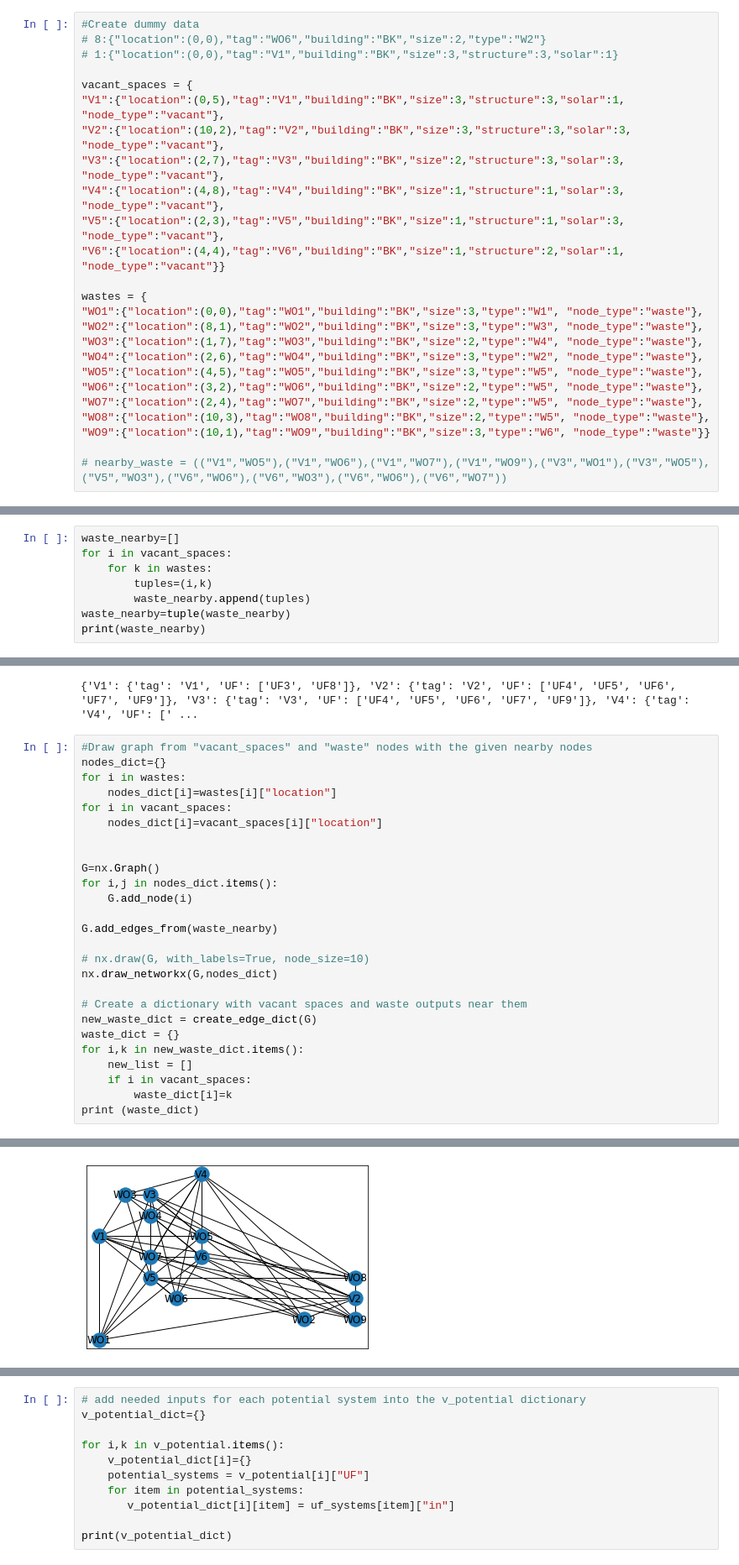
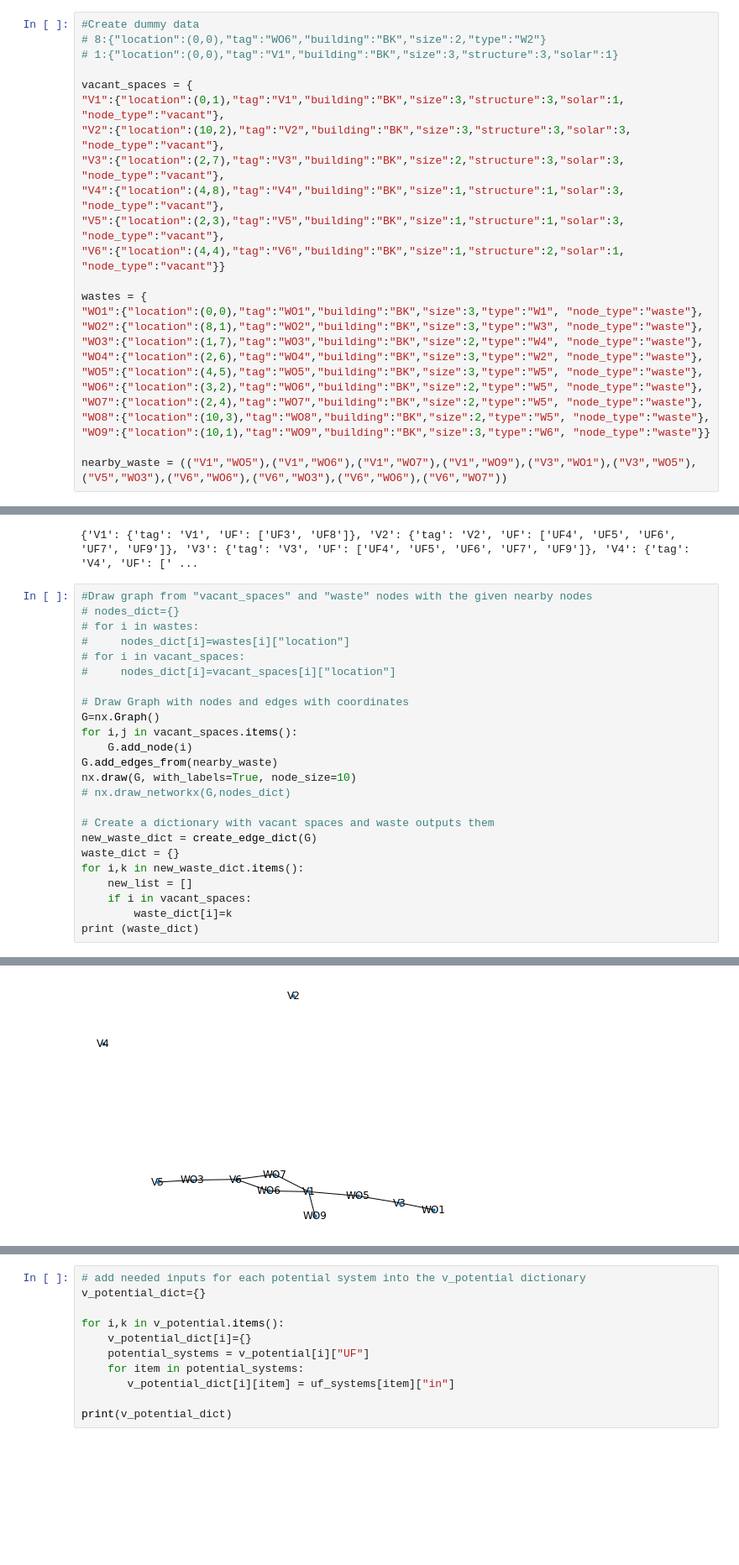
Before and after one commit to erengozdeanil/UF-DecisionMaker, a Jupyter notebook: decisionmaker.ipynb, the cells around one changed output, grey strips where cells are left out. Shown: that part at 84% size. Saved outputs shown, nothing was run; the diff lists cells and outputs as text; blank space fills up the shorter version.

```diff
--- a/decisionmaker.ipynb
+++ b/decisionmaker.ipynb
@@ -49,7 +129,7 @@ def merge(list1, list2):
 # 1:{"location":(0,0),"tag":"V1","building":"BK","size":3,"structure":3,"solar":1}
 
 vacant_spaces = {
-"V1":{"location":(0,5),"tag":"V1","building":"BK","size":3,"structure":3,"solar":1, "node_type":"vacant"},
+"V1":{"location":(0,1),"tag":"V1","building":"BK","size":3,"structure":3,"solar":1, "node_type":"vacant"},
 "V2":{"location":(10,2),"tag":"V2","building":"BK","size":3,"structure":3,"solar":3, "node_type":"vacant"},
 "V3":{"location":(2,7),"tag":"V3","building":"BK","size":2,"structure":3,"solar":3, "node_type":"vacant"},
 "V4":{"location":(4,8),"tag":"V4","building":"BK","size":1,"structure":1,"solar":3, "node_type":"vacant"},
@@ -67,4 +147,4 @@ wastes = {
 "WO8":{"location":(10,3),"tag":"WO8","building":"BK","size":2,"type":"W5", "node_type":"waste"},
 "WO9":{"location":(10,1),"tag":"WO9","building":"BK","size":3,"type":"W6", "node_type":"waste"}}
 
-# nearby_waste = (("V1","WO5"),("V1","WO6"),("V1","WO7"),("V1","WO9"),("V3","WO1"),("V3","WO5"),("V5","WO3"),("V6","WO6"),("V6","WO3"),("V6","WO6"),("V6","WO7"))
+nearby_waste = (("V1","WO5"),("V1","WO6"),("V1","WO7"),("V1","WO9"),("V3","WO1"),("V3","WO5"),("V5","WO3"),("V6","WO6"),("V6","WO3"),("V6","WO6"),("V6","WO7"))
@@ -84,11 +173,3 @@ uf_systems = {
 "UF8":{"tag":"UF8","type":"F","weight":3,"solar":1,"in":["W5","W6"],"supplement":["S1"],"out":["O1","W1","W7"]},
 "UF9":{"tag":"UF9","type":"F","weight":1,"solar":3,"in":["W5","W6","W7"],"supplement":["S2"],"out":["O1","W1"]}
 }
-# %%
-waste_nearby=[]
-for i in vacant_spaces:
-    for k in wastes:
-        tuples=(i,k)
-        waste_nearby.append(tuples)
-waste_nearby=tuple(waste_nearby)
-print(waste_nearby)
@@ -110,23 +189,21 @@ print(v_potential)
 {'V1': {'tag': 'V1', 'UF': ['UF3', 'UF8']}, 'V2': {'tag': 'V2', 'UF': ['UF4', 'UF5', 'UF6', 'UF7', 'UF9']}, 'V3': {'tag': 'V3', 'UF': ['UF4', 'UF5', 'UF6', 'UF7', 'UF9']}, 'V4': {'tag': 'V4', 'UF': [' ...
 # %%
 #Draw graph from "vacant_spaces" and "waste" nodes with the given nearby nodes
-nodes_dict={}
-for i in wastes:
-    nodes_dict[i]=wastes[i]["location"]
-for i in vacant_spaces:
-    nodes_dict[i]=vacant_spaces[i]["location"]
+# nodes_dict={}
+# for i in wastes:
+#     nodes_dict[i]=wastes[i]["location"]
+# for i in vacant_spaces:
+#     nodes_dict[i]=vacant_spaces[i]["location"]
 
+# Draw Graph with nodes and edges with coordinates
+G=nx.Graph()
+for i,j in vacant_spaces.items():
+    G.add_node(i)
+G.add_edges_from(nearby_waste)
+nx.draw(G, with_labels=True, node_size=10)
+# nx.draw_networkx(G,nodes_dict)
 
-G=nx.Graph()
-for i,j in nodes_dict.items():
-    G.add_node(i)
-
-G.add_edges_from(waste_nearby)
-
-# nx.draw(G, with_labels=True, node_size=10)
-nx.draw_networkx(G,nodes_dict)
-
-# Create a dictionary with vacant spaces and waste outputs near them
+# Create a dictionary with vacant spaces and waste outputs them
 new_waste_dict = create_edge_dict(G)
 waste_dict = {}
 for i,k in new_waste_dict.items():
@@ -139,3 +216,3 @@ print (waste_dict)
-[figure, old version]
+[figure, new version]
 # %%
 # For each vacant space find wastes within radius=1
```
Also changed, not shown: parts of 11 cells of this notebook.
